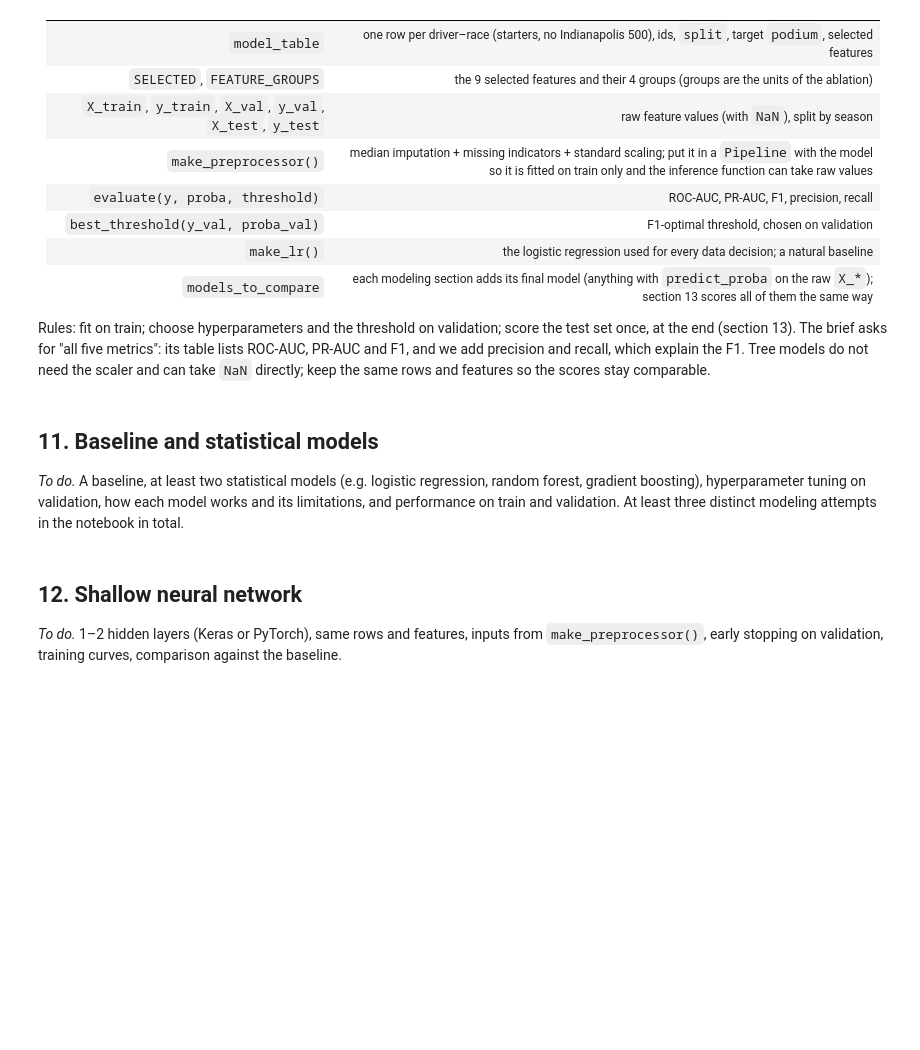
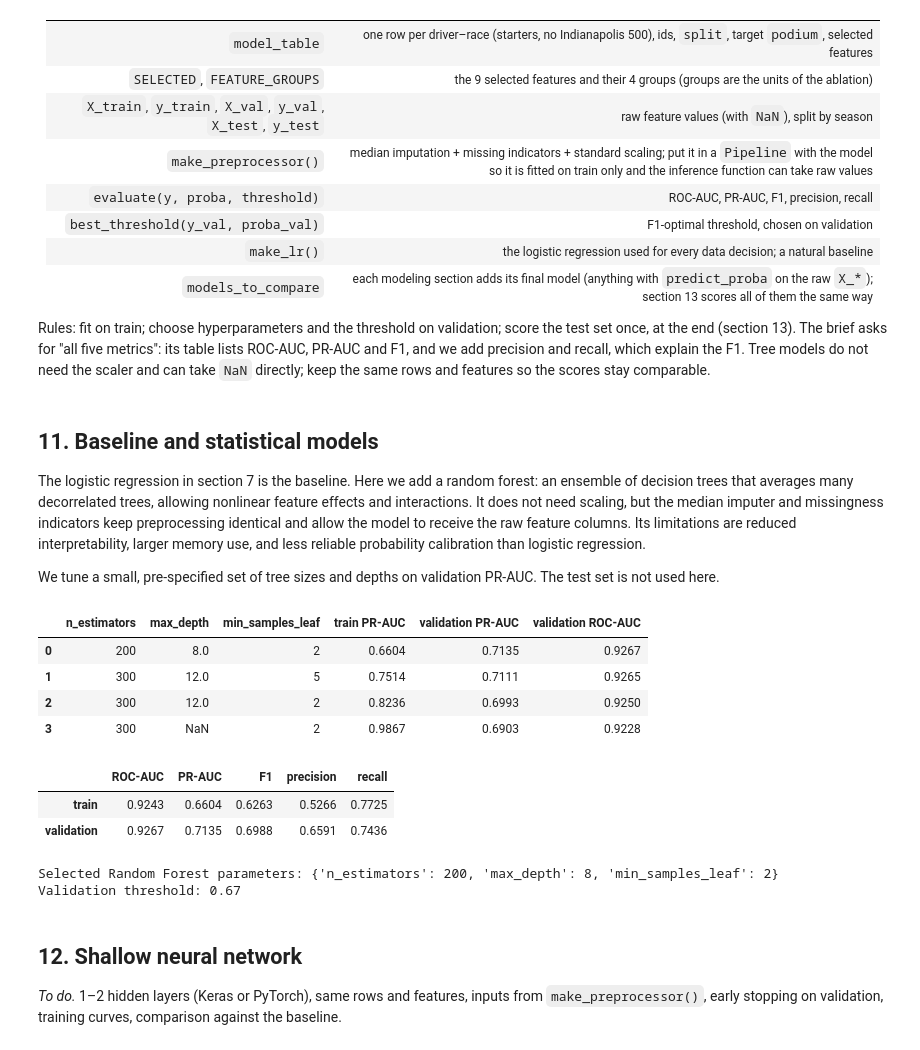
Before and after one commit to HamadaTamer/AI-Tools-Lab-F1-Project, a Jupyter notebook: F1_podium_prediction.ipynb, the cells around one changed output. Cells and saved outputs as stored; diff of their text form; code cells hidden in the pictures; blank space fills up the shorter version.

```diff
--- a/F1_podium_prediction.ipynb
+++ b/F1_podium_prediction.ipynb
@@ -2609,7 +2609,80 @@ Rules: fit on train; choose hyperparameters and the threshold on validation; sco
 # %% [markdown]
 ## 11. Baseline and statistical models
 
-*To do.* A baseline, at least two statistical models (e.g. logistic regression, random forest, gradient boosting), hyperparameter tuning on validation, how each model works and its limitations, and performance on train and validation. At least three distinct modeling attempts in the notebook in total.
+The logistic regression in section 7 is the baseline. Here we add a random forest: an ensemble of decision trees that averages many decorrelated trees, allowing nonlinear feature effects and interactions. It does not need scaling, but the median imputer and missingness indicators keep preprocessing identical and allow the model to receive the raw feature columns. Its limitations are reduced interpretability, larger memory use, and less reliable probability calibration than logistic regression.
+
+We tune a small, pre-specified set of tree sizes and depths on validation PR-AUC. The test set is not used here.
+# %%
+def make_rf(*, n_estimators=300, max_depth=None, min_samples_leaf=2):
+    return make_pipeline(
+        SimpleImputer(strategy='median', add_indicator=True),
+        StandardScaler(),
+        RandomForestClassifier(
+            n_estimators=n_estimators,
+            max_depth=max_depth,
+            min_samples_leaf=min_samples_leaf,
+            class_weight='balanced',
+            random_state=SEED,
+            n_jobs=-1,
+        ),
+    )
+
+
+rf_trials = [
+    {'n_estimators': 200, 'max_depth': 8, 'min_samples_leaf': 2},
+    {'n_estimators': 300, 'max_depth': 12, 'min_samples_leaf': 2},
+    {'n_estimators': 300, 'max_depth': None, 'min_samples_leaf': 2},
+    {'n_estimators': 300, 'max_depth': 12, 'min_samples_leaf': 5},
+]
+
+rf_results = []
+for trial in rf_trials:
+    candidate = make_rf(**trial)
+    candidate.fit(X_train, y_train)
+    train_proba = candidate.predict_proba(X_train)[:, 1]
+    val_proba = candidate.predict_proba(X_val)[:, 1]
+    rf_results.append({
+        **trial,
+        'train PR-AUC': average_precision_score(y_train, train_proba),
+        'validation PR-AUC': average_precision_score(y_val, val_proba),
+        'validation ROC-AUC': roc_auc_score(y_val, val_proba),
+    })
+
+rf_tuning = pd.DataFrame(rf_results).sort_values(
+    ['validation PR-AUC', 'validation ROC-AUC'], ascending=False
+).reset_index(drop=True)
+display(rf_tuning.round(4))
+
+best_rf_params = rf_tuning.iloc[0][['n_estimators', 'max_depth', 'min_samples_leaf']].to_dict()
+best_rf_params['max_depth'] = (
+    None if pd.isna(best_rf_params['max_depth']) else int(best_rf_params['max_depth'])
+)
+best_rf_params['n_estimators'] = int(best_rf_params['n_estimators'])
+best_rf_params['min_samples_leaf'] = int(best_rf_params['min_samples_leaf'])
+
+rf_model = make_rf(**best_rf_params).fit(X_train, y_train)
+proba_rf_train = rf_model.predict_proba(X_train)[:, 1]
+proba_rf_val = rf_model.predict_proba(X_val)[:, 1]
+rf_threshold = best_threshold(y_val, proba_rf_val)
+rf_train_metrics = evaluate(y_train, proba_rf_train, rf_threshold)
+rf_val_metrics = evaluate(y_val, proba_rf_val, rf_threshold)
+rf_performance = pd.DataFrame([rf_train_metrics, rf_val_metrics], index=['train', 'validation'])
+display(rf_performance.round(4))
+print('Selected Random Forest parameters:', best_rf_params)
+print('Validation threshold:', rf_threshold)
+
+models_to_compare['random forest'] = rf_model
+# %% [output]
+|  | n_estimators | max_depth | min_samples_leaf | train PR-AUC | validation PR-AUC | validation ROC-AUC |
+| 0 | 200 | 8.0 | 2 | 0.6604 | 0.7135 | 0.9267 |
+| 1 | 300 | 12.0 | 5 | 0.7514 | 0.7111 | 0.9265 |
+| 2 | 300 | 12.0 | 2 | 0.8236 | 0.6993 | 0.9250 |
+| 3 | 300 | NaN | 2 | 0.9867 | 0.6903 | 0.9228 |
+|  | ROC-AUC | PR-AUC | F1 | precision | recall |
+| train | 0.9243 | 0.6604 | 0.6263 | 0.5266 | 0.7725 |
+| validation | 0.9267 | 0.7135 | 0.6988 | 0.6591 | 0.7436 |
+Selected Random Forest parameters: {'n_estimators': 200, 'max_depth': 8, 'min_samples_leaf': 2}
+Validation threshold: 0.67
 # %% [markdown]
 ## 12. Shallow neural network
 
```
Also changed, not shown: parts of 10 cells of this notebook, 1 other file.
